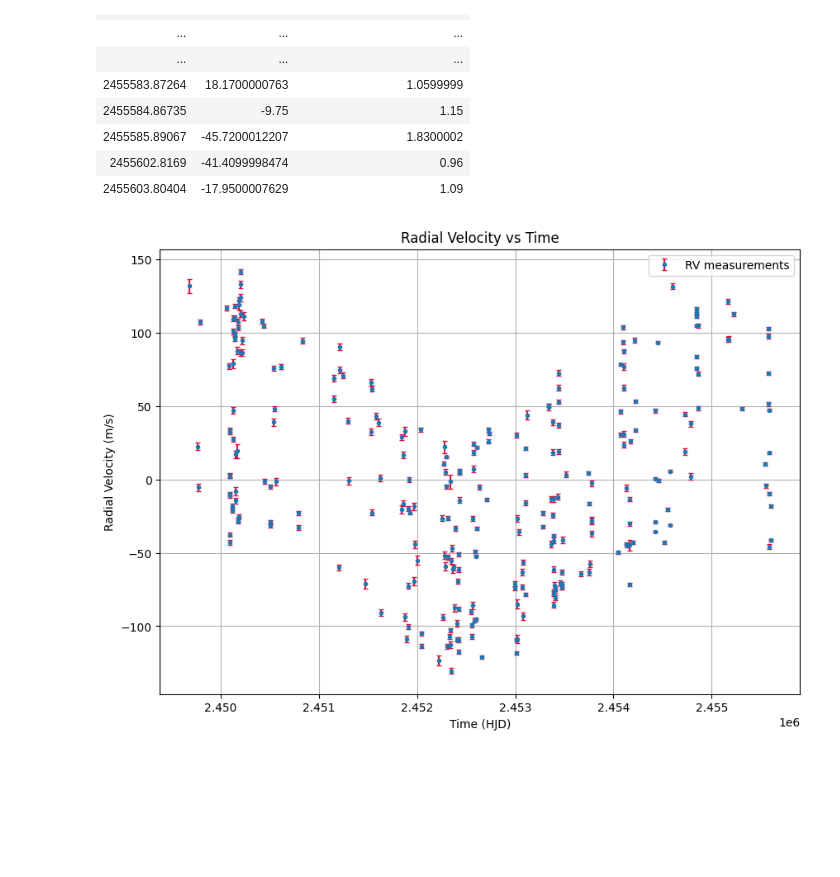
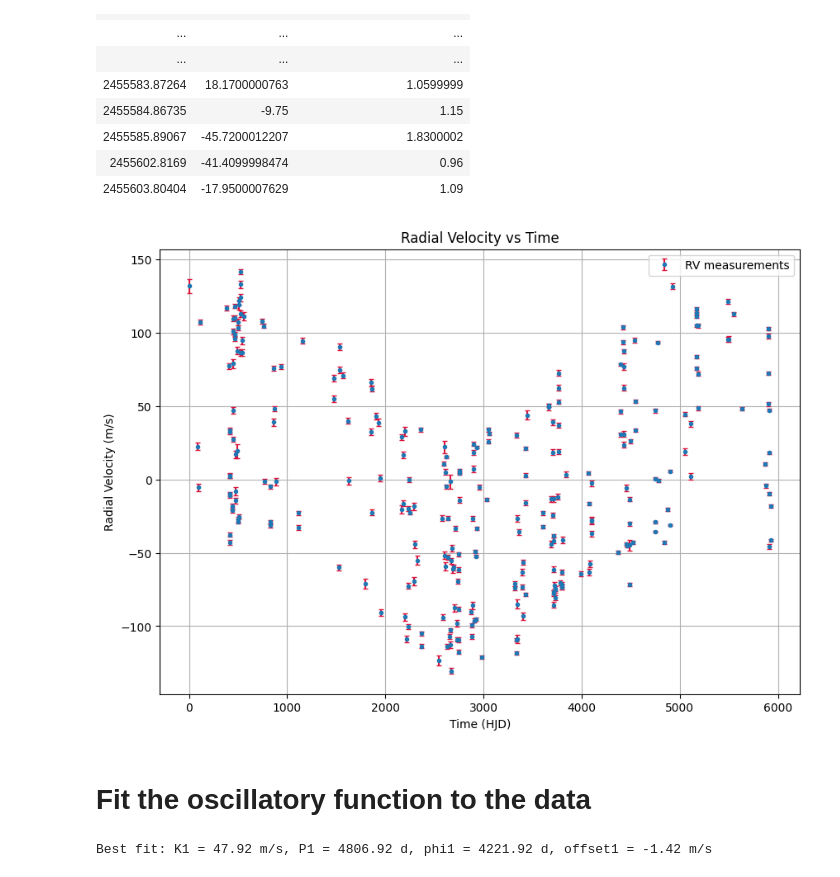
Before and after one commit to djlouie/ASTR-19-Group-Project, a Jupyter notebook: astr19-group-project.ipynb, the cells around one changed output. Saved outputs shown, nothing was run; the diff lists cells and outputs as text; code cells hidden in the pictures; blank space fills up the shorter version.

Commit message:
add curve fit plot from dylan

```diff
--- a/astr19-group-project.ipynb
+++ b/astr19-group-project.ipynb
@@ -30,18 +30,43 @@ Table length=274
 # %%
 hjd = data['HJD']
 radial_velocity = data['Radial_Velocity']
 uncertainty = data['Radial_Velocity_Uncertainty']
 
+# Change time reference to first datapoint to reduce large HJD
+scaled_hjd = hjd - hjd[0]
+
 plt.figure(figsize=(10, 7))
-plt.errorbar(hjd, radial_velocity, yerr=uncertainty, fmt='o', ecolor='crimson', capsize=2, markersize=3, label='RV measurements')
+
+plt.errorbar(scaled_hjd, radial_velocity, yerr=uncertainty, fmt='o', ecolor='crimson', capsize=2, markersize=3, label='RV measurements')
+
 plt.xlabel("Time (HJD)")
 plt.ylabel("Radial Velocity (m/s)")
 plt.title("Radial Velocity vs Time")
-plt.grid(True)
 plt.legend()
-
+plt.grid()
 plt.savefig("rv_data_plot.pdf")
-
 plt.show()
 # %% [output]
-[figure, old version]
+[figure, new version]
+# %% [markdown]
+# Fit the oscillatory function to the data
+# %%
+# Define oscillatory model: amplitude, phase shift, period, vertical offset
+
+def f_curve(x,amplitude,start,period,offset):
+    return amplitude * np.sin(2.0 * np.pi * (x-start)/period ) + offset
+
+initial_guess = [60, 1000, 5000, 0]
+params, params_cov = optimize.curve_fit(f_curve, scaled_hjd, radial_velocity,
+                                        sigma=uncertainty, absolute_sigma=True,
+                                        p0=initial_guess)
+K1, phi1, P1, offset1 = params
+
+# Ensure positive amplitude
+if K1 < 0:
+    K1 *= -1
+    phi1 += P1 / 2
+
+print(f"Best fit: K1 = {K1:.2f} m/s, P1 = {P1:.2f} d, phi1 = {phi1:.2f} d, offset1 = {offset1:.2f} m/s")
+# %% [output]
+Best fit: K1 = 47.92 m/s, P1 = 4806.92 d, phi1 = 4221.92 d, offset1 = -1.42 m/s
```
Also changed, not shown: parts of 2 cells of this notebook.
